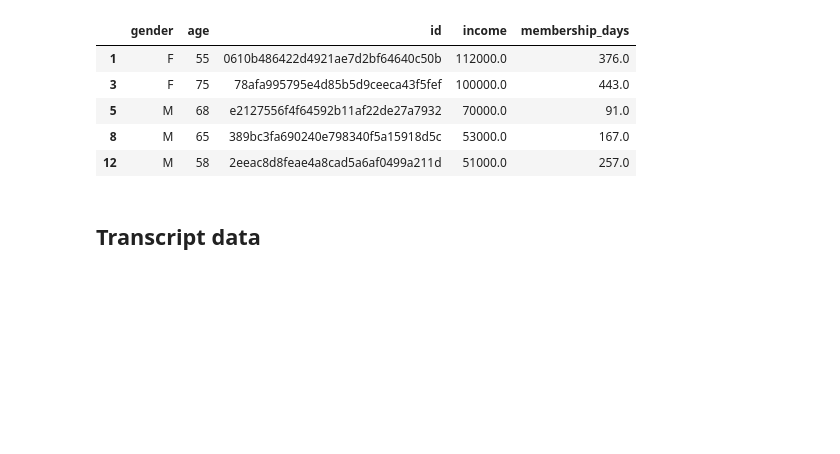
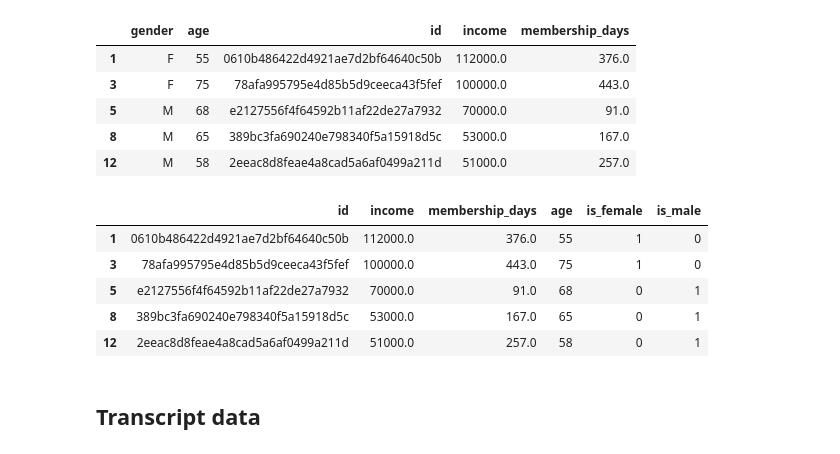
Before and after one commit to tanyayt/udacity_data_scientist, a Jupyter notebook: starbucks_optimizing_app_offers/Starbucks_Capstone_notebook.ipynb, the cells around one changed output. Cells and saved outputs as stored; diff of their text form; code cells hidden in the pictures; blank space fills up the shorter version.

```diff
--- a/starbucks_optimizing_app_offers/Starbucks_Capstone_notebook.ipynb
+++ b/starbucks_optimizing_app_offers/Starbucks_Capstone_notebook.ipynb
@@ -245,6 +260,18 @@ See the caveats in the documentation: http://pandas.pydata.org/pandas-docs/stabl
 | 5 | M | 68 | e2127556f4f64592b11af22de27a7932 | 70000.0 | 91.0 |
 | 8 | M | 65 | 389bc3fa690240e798340f5a15918d5c | 53000.0 | 167.0 |
 | 12 | M | 58 | 2eeac8d8feae4a8cad5a6af0499a211d | 51000.0 | 257.0 |
+# %%
+# dummy_code gender
+gender_dummy_coded = pd.get_dummies(profile_clean.gender).rename(columns ={'F':'is_female','M':'is_male'})
+profile_clean = pd.concat([profile_clean[['id','income','membership_days','age']],gender_dummy_coded[['is_female','is_male']]],axis=1)
+profile_clean.head()
+# %% [output]
+|  | id | income | membership_days | age | is_female | is_male |
+| 1 | 0610b486422d4921ae7d2bf64640c50b | 112000.0 | 376.0 | 55 | 1 | 0 |
+| 3 | 78afa995795e4d85b5d9ceeca43f5fef | 100000.0 | 443.0 | 75 | 1 | 0 |
+| 5 | e2127556f4f64592b11af22de27a7932 | 70000.0 | 91.0 | 68 | 0 | 1 |
+| 8 | 389bc3fa690240e798340f5a15918d5c | 53000.0 | 167.0 | 65 | 0 | 1 |
+| 12 | 2eeac8d8feae4a8cad5a6af0499a211d | 51000.0 | 257.0 | 58 | 0 | 1 |
 # %% [markdown]
 ## Transcript data
 # %% [markdown]
```
Also changed, not shown: parts of 33 cells of this notebook.
